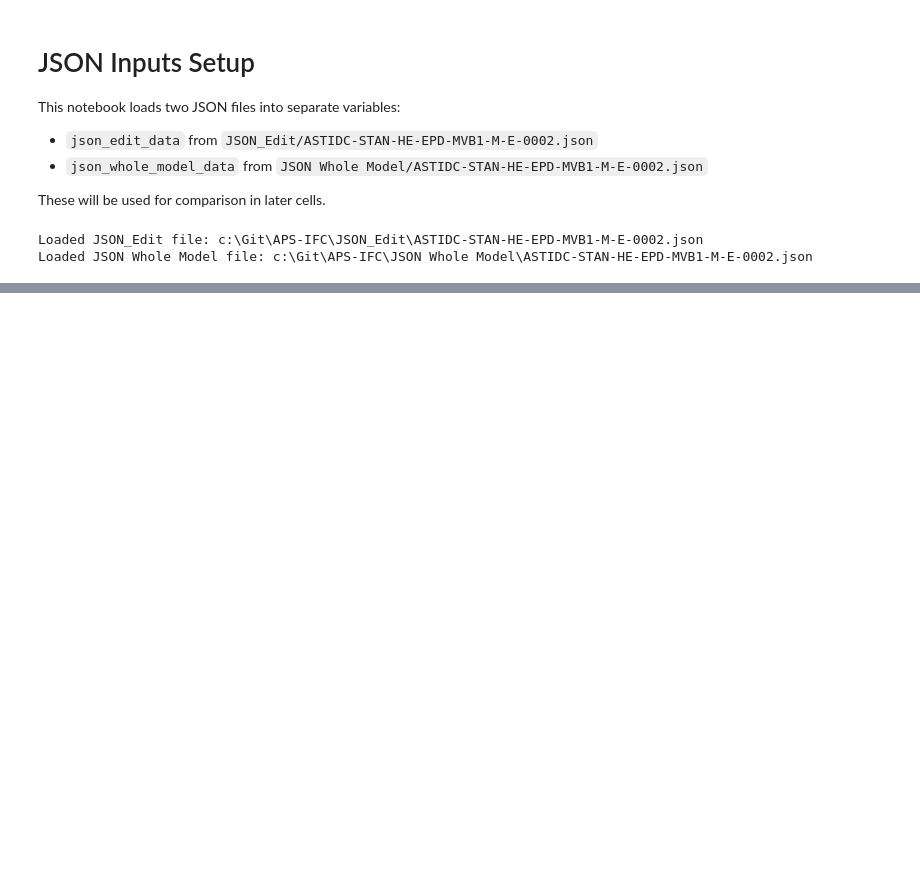
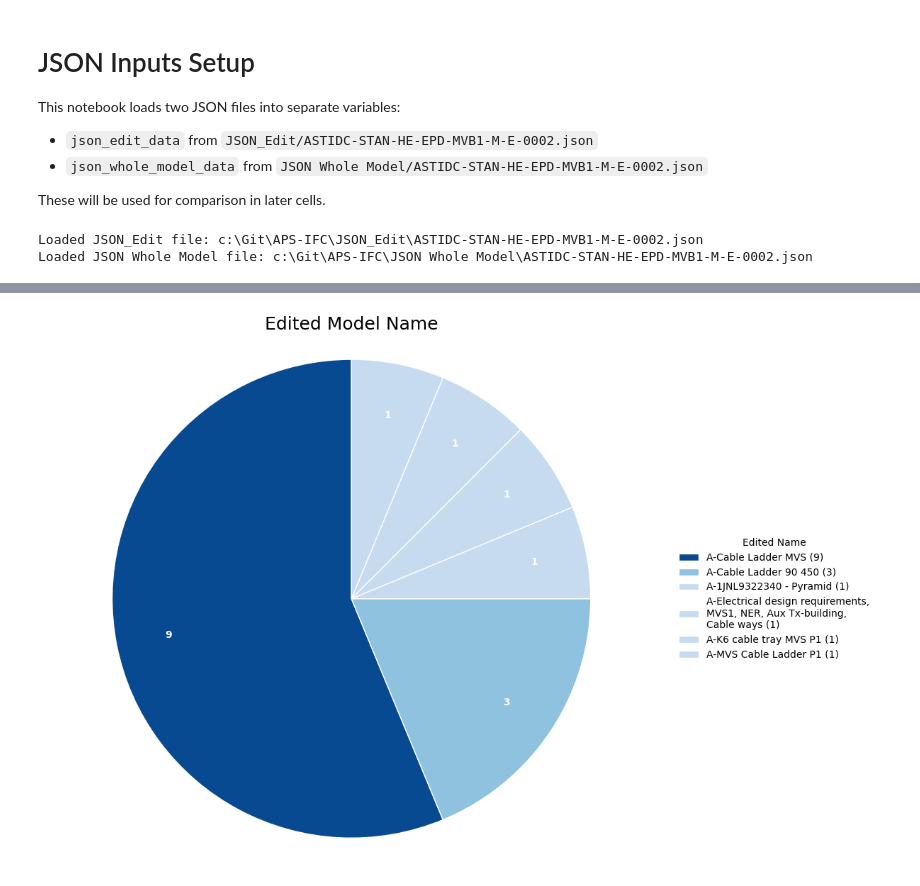
Before and after one commit to plarchi/MsC-IFC-APS, a Jupyter notebook: PyDataAnalysis/ASTIDC-STAN-HE-EPD-MVB1-M-E-0002.ipynb, the cells around one changed output, grey strips where cells are left out. Saved outputs shown, nothing was run; the diff lists cells and outputs as text; code cells hidden in the pictures; blank space fills up the shorter version.

```diff
--- a/PyDataAnalysis/ASTIDC-STAN-HE-EPD-MVB1-M-E-0002.ipynb
+++ b/PyDataAnalysis/ASTIDC-STAN-HE-EPD-MVB1-M-E-0002.ipynb
@@ -187,0 +206,81 @@ Exported JSON: c:\Git\APS-IFC\ExportedExcel\ASTIDC-STAN-HE-EPD-MVB1-M-E-0002.jso
+# %%
+import matplotlib.pyplot as plt
+import textwrap
+
+if "comparison_df" not in globals() or comparison_df.empty:
+    print("No data available. Run Cell 3 first.")
+else:
+    chart_df = comparison_df[["Edited Name", "Count"]].copy()
+    chart_df["Count"] = chart_df["Count"].fillna(0).astype(int)
+    chart_df = chart_df.sort_values("Count", ascending=False)
+
+    total = chart_df["Count"].sum()
+
+    min_count = chart_df["Count"].min()
+    max_count = chart_df["Count"].max()
+    if max_count == min_count:
+        normalized = [0.6] * len(chart_df)
+    else:
+        normalized = (chart_df["Count"] - min_count) / (max_count - min_count)
+
+    # Monochrome gradient: low counts are lighter, high counts are bolder.
+    colors = [plt.cm.Blues(0.25 + 0.65 * n) for n in normalized]
+
+    def _autopct(pct):
+        count = int(round(pct * total / 100.0))
+        return f"{count}" if count > 0 else ""
+
+    def _wrap_name(name, max_chars=32):
+        parts = [p.strip() for p in str(name).split(",") if p.strip()]
+        if len(parts) <= 1:
+            return "\n".join(textwrap.wrap(str(name), width=max_chars))
+
+        lines = []
+        current = ""
+        for part in parts:
+            candidate = f"{current}, {part}" if current else part
+            if len(candidate) <= max_chars:
+                current = candidate
+            else:
+                if current:
+                    lines.append(current + ",")
+                current = part
+        if current:
+            lines.append(current)
+        return "\n".join(lines)
+
+    fig, ax = plt.subplots(figsize=(12, 8))
+    wedges, texts, autotexts = ax.pie(
+        chart_df["Count"],
+        labels=None,
+        colors=colors,
+        startangle=90,
+        autopct=_autopct,
+        pctdistance=0.78,
+        wedgeprops={"edgecolor": "white", "linewidth": 1},
+    )
+
+    ax.set_title("Edited Model Name", fontsize=18)
+    ax.axis("equal")
+
+    legend_labels = [
+        f"{_wrap_name(name)} ({count})" for name, count in zip(chart_df["Edited Name"], chart_df["Count"])
+    ]
+    ax.legend(
+        wedges,
+        legend_labels,
+        title="Edited Name",
+        loc="center left",
+        bbox_to_anchor=(1.02, 0.5),
+        frameon=False,
+    )
+
+    for autotext in autotexts:
+        autotext.set_color("white")
+        autotext.set_fontsize(10)
+        autotext.set_weight("bold")
+
+    plt.tight_layout()
+    plt.show()
+# %% [output]
+[figure, added]
```
Also changed, not shown: parts of 1 cell of this notebook, 3 other files.
